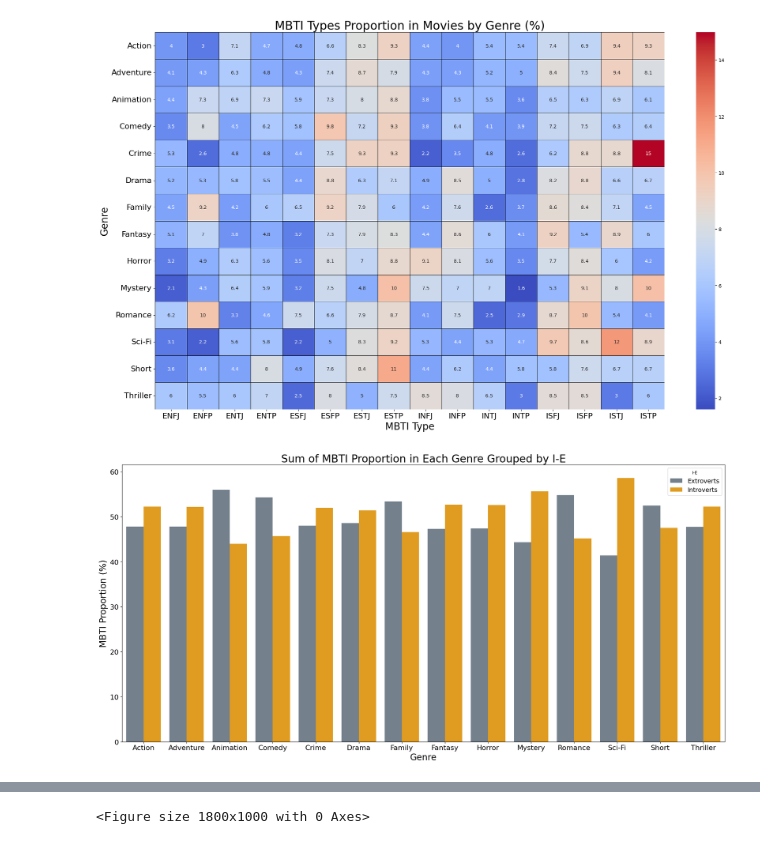
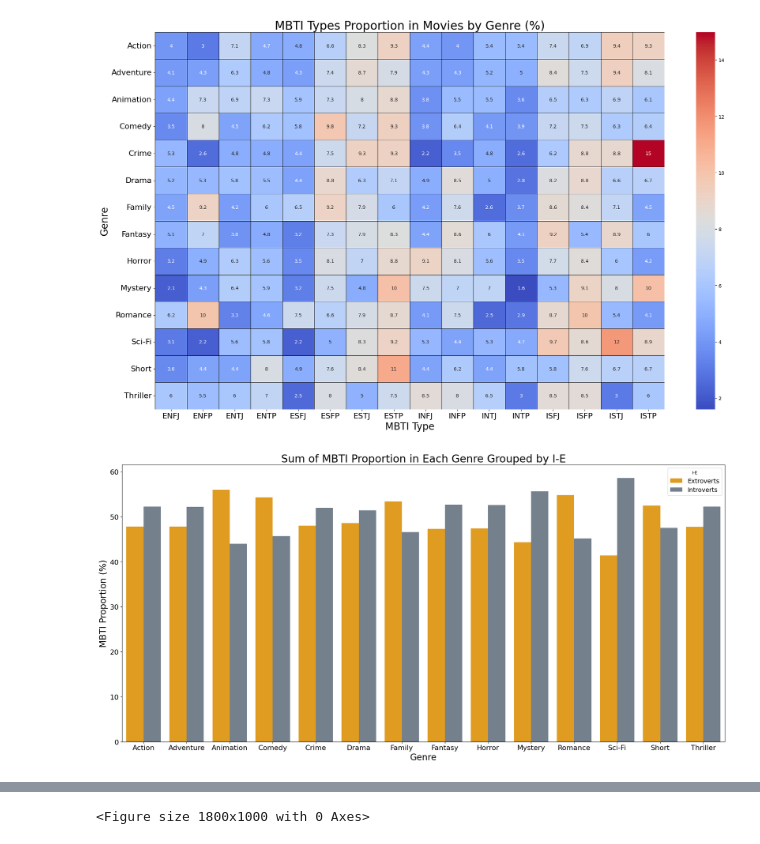
Before and after one commit to Xiaotong1120/Exploratory-Data-Analysis-on-Movie-Characters-MBTI-Personality-Types-, a Jupyter notebook: Data-Project_Group8.ipynb, the cells around one changed output, grey strips where cells are left out. Drawn from its saved outputs; the diff is of its cells as text; code cells hidden in the pictures.

```diff
--- a/Data-Project_Group8.ipynb
+++ b/Data-Project_Group8.ipynb
@@ -435,8 +435,8 @@ def plot_mbti_proportions_genre(data, category, file_name, colors=("lightblue",
     plt.show()
 # %%
 # I-E
-plot_mbti_proportions_genre(mbti_count_by_genre, 'I-E',"Sum of MBTI Proportion in Each Genre Grouped by I-E", colors=("#708090", "#FFA500"))  # Custom colors for Introverts and Extroverts
+plot_mbti_proportions_genre(mbti_count_by_genre, 'I-E',"Sum of MBTI Proportion in Each Genre Grouped by I-E", colors=("#FFA500", "#708090"))  # Custom colors for Introverts and Extroverts
 # %% [output]
-[figure, old version]
+[figure, new version]
 # %%
 # S-N
```
Also changed, not shown: parts of 8 cells of this notebook, 4 other files.
